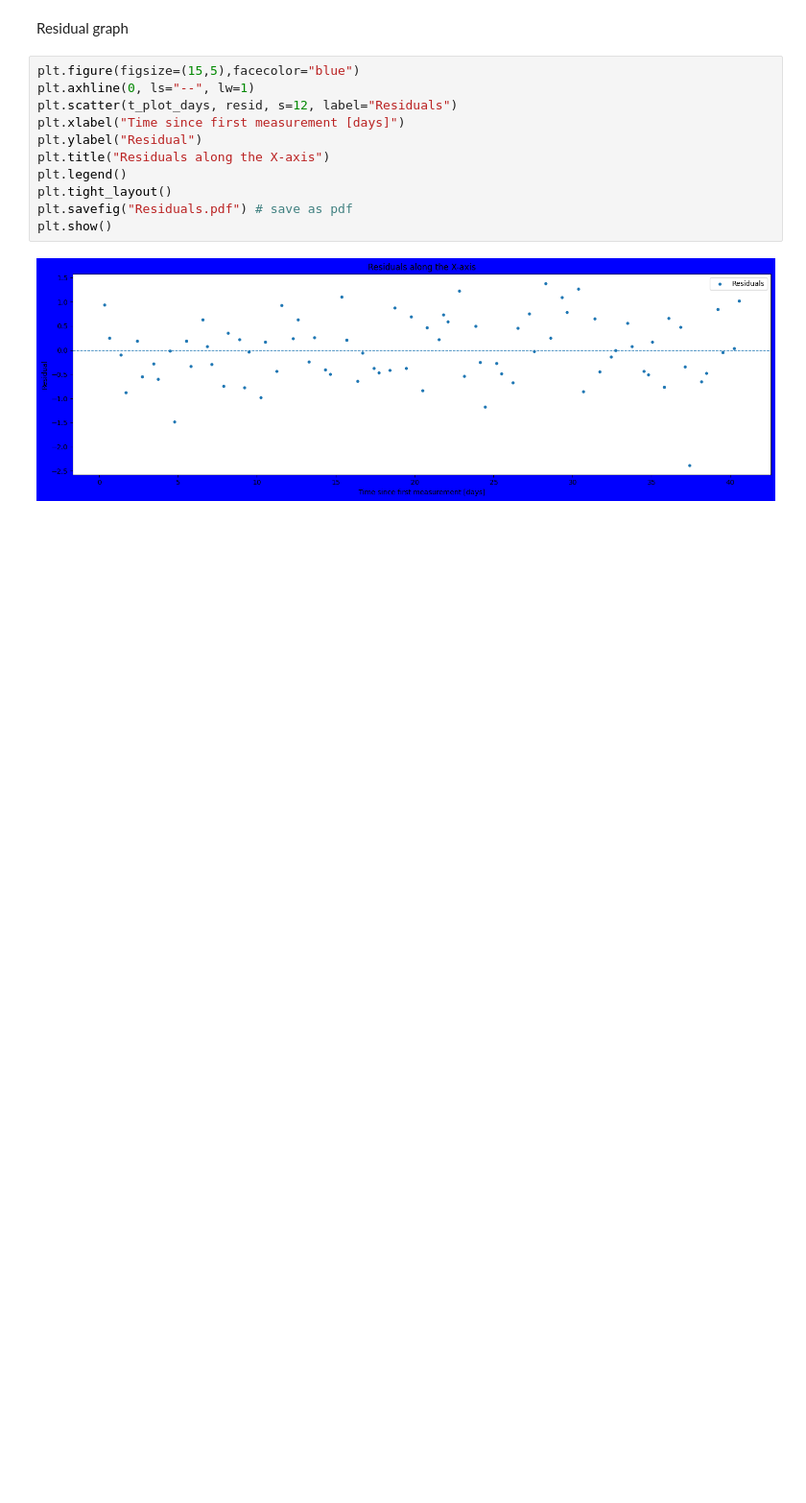
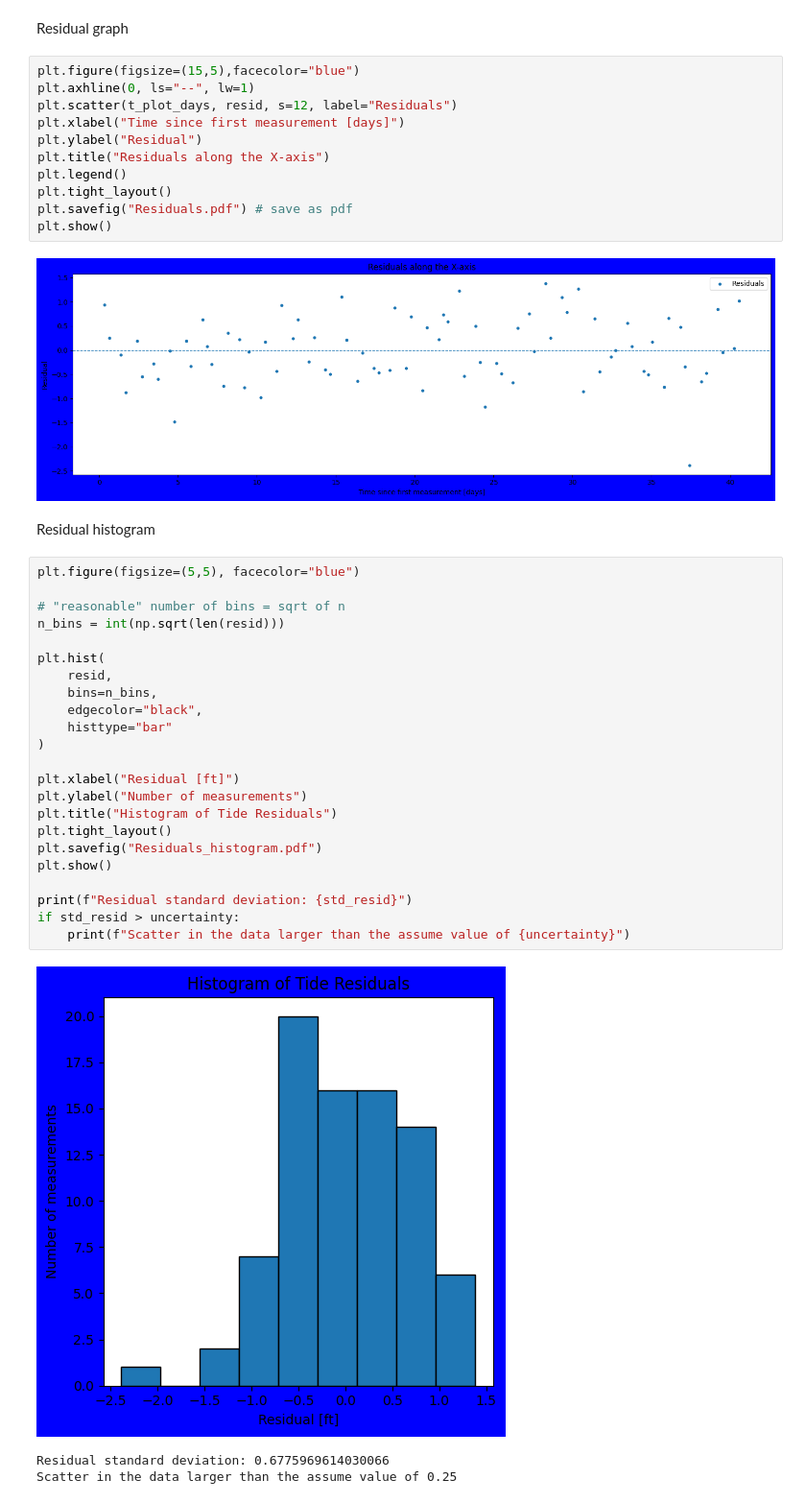
Before and after one commit to PrIceZeng-816/ASTR_19_Project, a Jupyter notebook: group-project-func.ipynb, the cells around one changed output. Shown at 96% size. Saved outputs shown, nothing was run; the diff lists cells and outputs as text; blank space fills up the shorter version.

```diff
--- a/group-project-func.ipynb
+++ b/group-project-func.ipynb
@@ -136,3 +132,32 @@ plt.savefig("Residuals.pdf") # save as pdf
 plt.show()
 # %% [output]
 [figure]
+# %% [markdown]
+Residual histogram
+# %%
+plt.figure(figsize=(5,5), facecolor="blue")
+
+# "reasonable" number of bins = sqrt of n
+n_bins = int(np.sqrt(len(resid)))
+
+plt.hist(
+    resid,
+    bins=n_bins,
+    edgecolor="black",
+    histtype="bar"
+)
+
+plt.xlabel("Residual [ft]")
+plt.ylabel("Number of measurements")
+plt.title("Histogram of Tide Residuals")
+plt.tight_layout()
+plt.savefig("Residuals_histogram.pdf")
+plt.show()
+
+print(f"Residual standard deviation: {std_resid}")
+if std_resid > uncertainty:
+    print(f"Scatter in the data larger than the assume value of {uncertainty}")
+# %% [output]
+[figure, added]
+Residual standard deviation: 0.6775969614030066
+Scatter in the data larger than the assume value of 0.25
```
Also changed, not shown: parts of 3 cells of this notebook, 2 other files.
